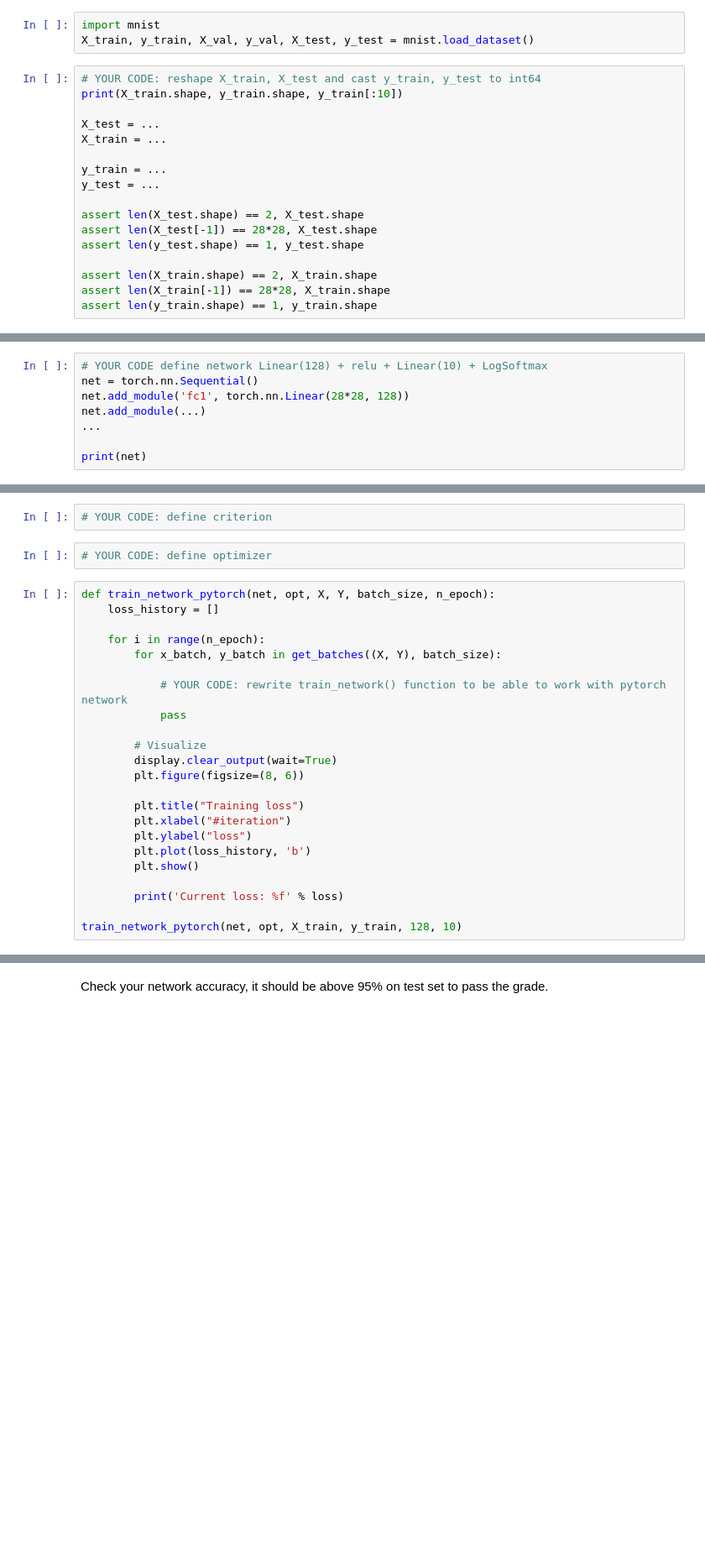
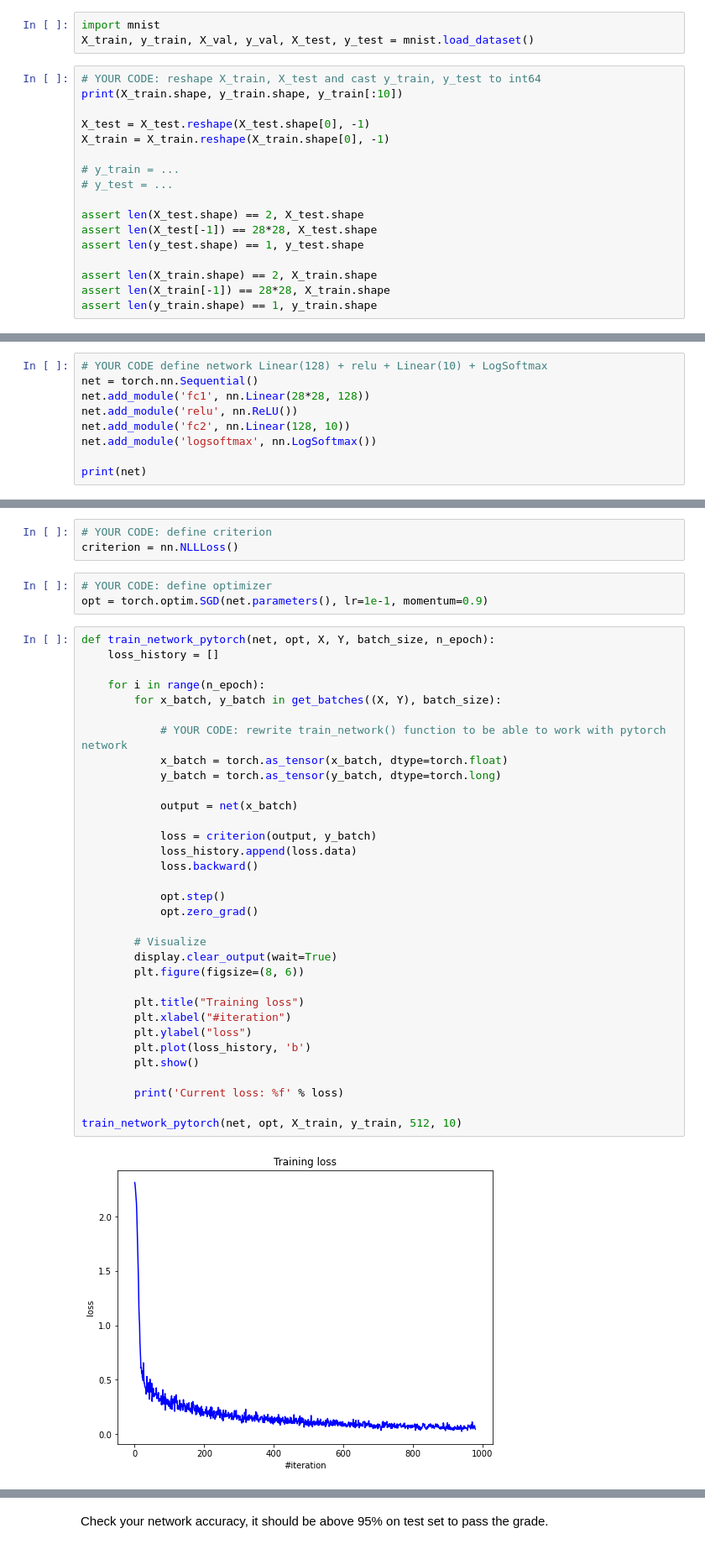
Before and after one commit to manosh7n/deep_vision_and_graphics, a Jupyter notebook: homework01/homework_part1_main.ipynb, the cells around one changed output, grey strips where cells are left out. Shown: that part at 84% size. Cells and saved outputs as stored; diff of their text form; blank space fills up the shorter version.

```diff
--- a/homework01/homework_part1_main.ipynb
+++ b/homework01/homework_part1_main.ipynb
@@ -250,11 +277,11 @@ X_train, y_train, X_val, y_val, X_test, y_test = mnist.load_dataset()
 # YOUR CODE: reshape X_train, X_test and cast y_train, y_test to int64
 print(X_train.shape, y_train.shape, y_train[:10])
 
-X_test = ...
-X_train = ...
+X_test = X_test.reshape(X_test.shape[0], -1)
+X_train = X_train.reshape(X_train.shape[0], -1)
 
-y_train = ...
-y_test = ...
+# y_train = ...
+# y_test = ...
 
 assert len(X_test.shape) == 2, X_test.shape
 assert len(X_test[-1]) == 28*28, X_test.shape
@@ -268,8 +298,9 @@ import torch
 # %%
 # YOUR CODE define network Linear(128) + relu + Linear(10) + LogSoftmax
 net = torch.nn.Sequential()
-net.add_module('fc1', torch.nn.Linear(28*28, 128))
-net.add_module(...)
-...
+net.add_module('fc1', nn.Linear(28*28, 128))
+net.add_module('relu', nn.ReLU())
+net.add_module('fc2', nn.Linear(128, 10))
+net.add_module('logsoftmax', nn.LogSoftmax())
 
 print(net)
@@ -276,27 +314,41 @@ print(net)
 # %%
 # YOUR CODE: define criterion
+criterion = nn.NLLLoss()
 # %%
 # YOUR CODE: define optimizer
+opt = torch.optim.SGD(net.parameters(), lr=1e-1, momentum=0.9)
 # %%
 def train_network_pytorch(net, opt, X, Y, batch_size, n_epoch):
     loss_history = []
 
     for i in range(n_epoch):
         for x_batch, y_batch in get_batches((X, Y), batch_size):
 
             # YOUR CODE: rewrite train_network() function to be able to work with pytorch network
-            pass
+            x_batch = torch.as_tensor(x_batch, dtype=torch.float)
+            y_batch = torch.as_tensor(y_batch, dtype=torch.long)
+
+            output = net(x_batch)
+
+            loss = criterion(output, y_batch)
+            loss_history.append(loss.data)
+            loss.backward()
+
+            opt.step()
+            opt.zero_grad()
 
         # Visualize
         display.clear_output(wait=True)
         plt.figure(figsize=(8, 6))
 
         plt.title("Training loss")
         plt.xlabel("#iteration")
         plt.ylabel("loss")
         plt.plot(loss_history, 'b')
         plt.show()
 
         print('Current loss: %f' % loss)
 
-train_network_pytorch(net, opt, X_train, y_train, 128, 10)
+train_network_pytorch(net, opt, X_train, y_train, 512, 10)
+# %% [output]
+[figure, added]
```
Also changed, not shown: parts of 17 cells of this notebook.
